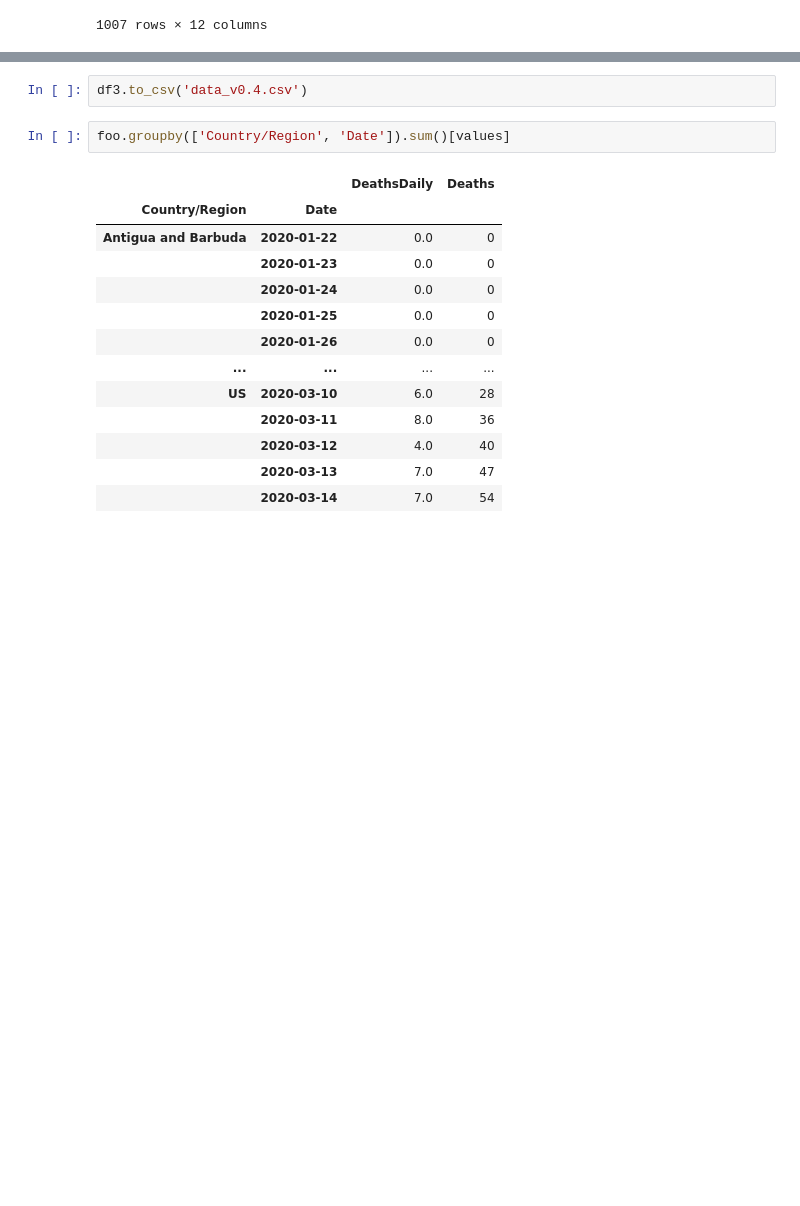
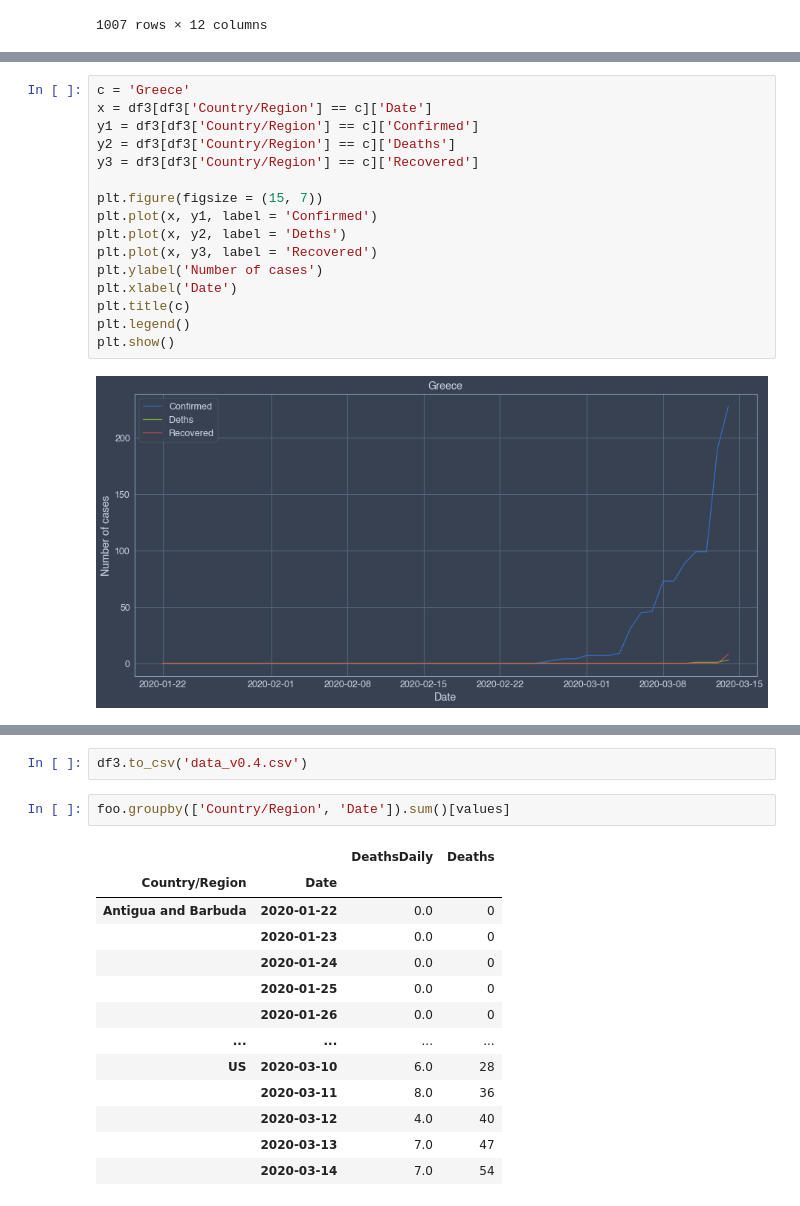
Before and after one commit to alex-rpd/nCoV2019, a Jupyter notebook: nCoV analysis.ipynb, the cells around one changed output, grey strips where cells are left out. Saved outputs shown, nothing was run; the diff lists cells and outputs as text; blank space fills up the shorter version.

```diff
--- a/nCoV analysis.ipynb
+++ b/nCoV analysis.ipynb
@@ -197,0 +227,18 @@ foo.groupby(['Country/Region', 'Date']).sum().reset_index()
+# %%
+c = 'Greece'
+x = df3[df3['Country/Region'] == c]['Date']
+y1 = df3[df3['Country/Region'] == c]['Confirmed']
+y2 = df3[df3['Country/Region'] == c]['Deaths']
+y3 = df3[df3['Country/Region'] == c]['Recovered']
+
+plt.figure(figsize = (15, 7))
+plt.plot(x, y1, label = 'Confirmed')
+plt.plot(x, y2, label = 'Deths')
+plt.plot(x, y3, label = 'Recovered')
+plt.ylabel('Number of cases')
+plt.xlabel('Date')
+plt.title(c)
+plt.legend()
+plt.show()
+# %% [output]
+[figure, added]
```
Also changed, not shown: parts of 10 cells of this notebook.
